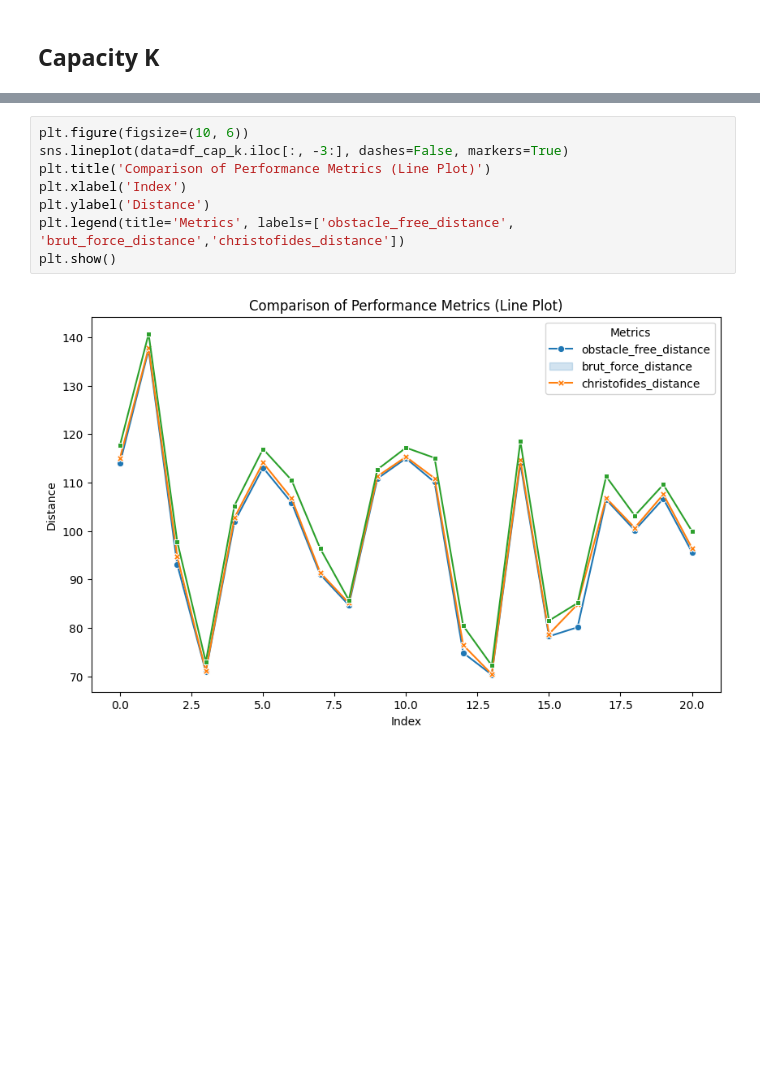
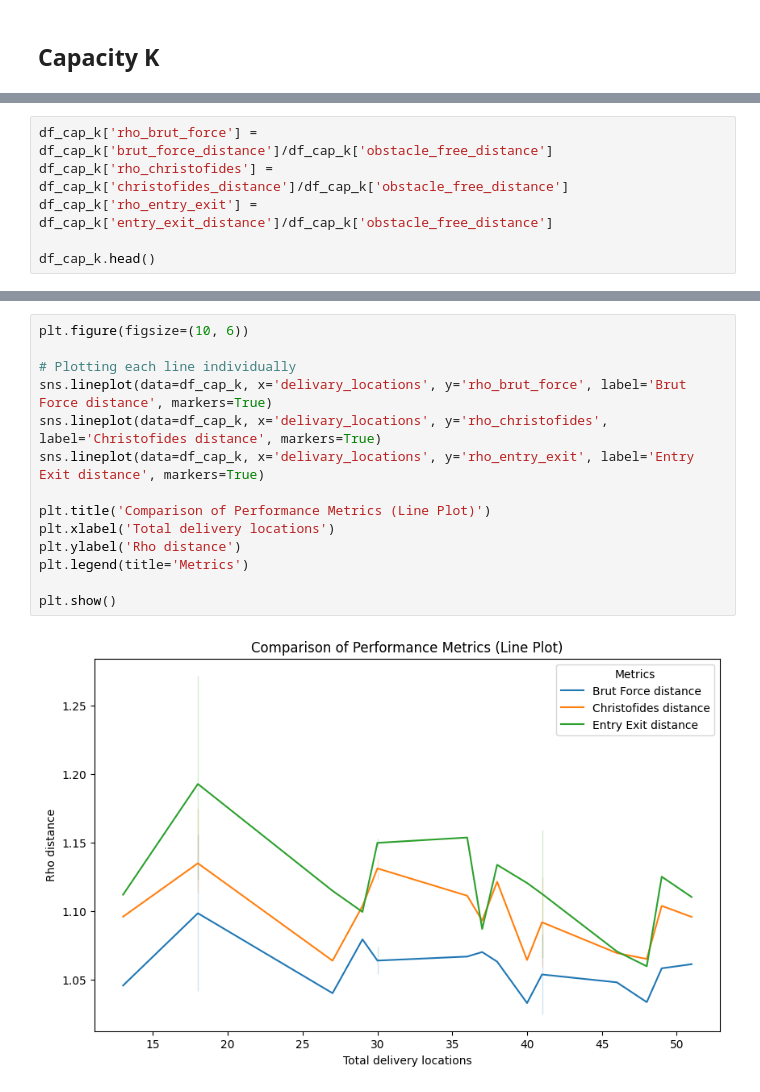
Before and after one commit to CR-Samrat/drone-based-delivary, a Jupyter notebook: euclidean_with_obstacle_performance_test.ipynb, the cells around one changed output, grey strips where cells are left out. Cells and saved outputs as stored; diff of their text form; blank space fills up the shorter version.

```diff
--- a/euclidean_with_obstacle_performance_test.ipynb
+++ b/euclidean_with_obstacle_performance_test.ipynb
@@ -91,0 +111,6 @@ df_cap_k.head()
+# %%
+df_cap_k['rho_brut_force'] = df_cap_k['brut_force_distance']/df_cap_k['obstacle_free_distance']
+df_cap_k['rho_christofides'] = df_cap_k['christofides_distance']/df_cap_k['obstacle_free_distance']
+df_cap_k['rho_entry_exit'] = df_cap_k['entry_exit_distance']/df_cap_k['obstacle_free_distance']
+
+df_cap_k.head()
@@ -132,10 +164,16 @@ plt.show()
 # %%
 plt.figure(figsize=(10, 6))
-sns.lineplot(data=df_cap_k.iloc[:, -3:], dashes=False, markers=True)
+
+# Plotting each line individually
+sns.lineplot(data=df_cap_k, x='delivary_locations', y='rho_brut_force', label='Brut Force distance', markers=True)
+sns.lineplot(data=df_cap_k, x='delivary_locations', y='rho_christofides', label='Christofides distance', markers=True)
+sns.lineplot(data=df_cap_k, x='delivary_locations', y='rho_entry_exit', label='Entry Exit distance', markers=True)
+
 plt.title('Comparison of Performance Metrics (Line Plot)')
-plt.xlabel('Index')
-plt.ylabel('Distance')
-plt.legend(title='Metrics', labels=['obstacle_free_distance', 'brut_force_distance','christofides_distance'])
+plt.xlabel('Total delivery locations')
+plt.ylabel('Rho distance')
+plt.legend(title='Metrics')
+
 plt.show()
 # %% [output]
-[figure, old version]
+[figure, new version]
```
Also changed, not shown: parts of 10 cells of this notebook, 2 other files.
